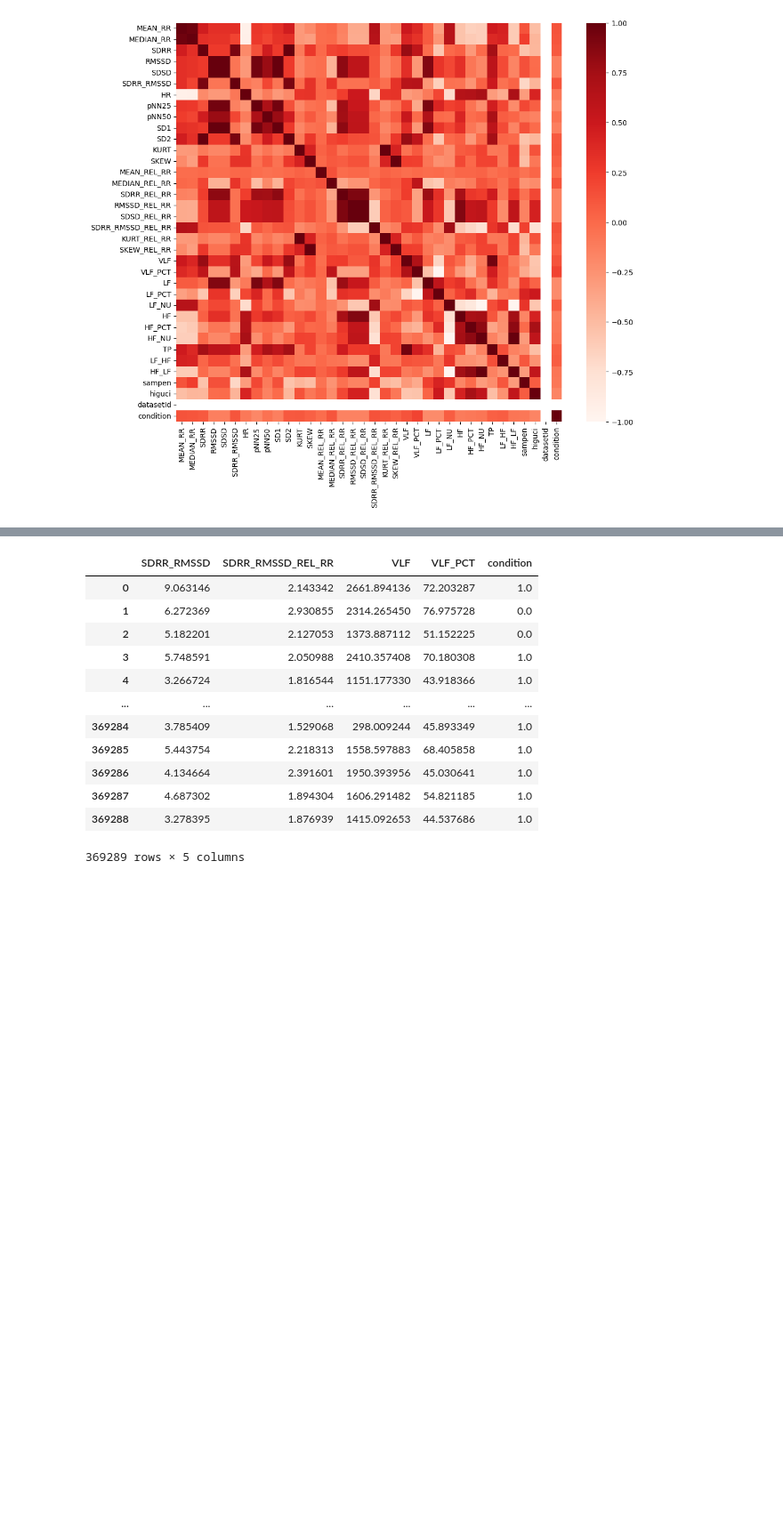
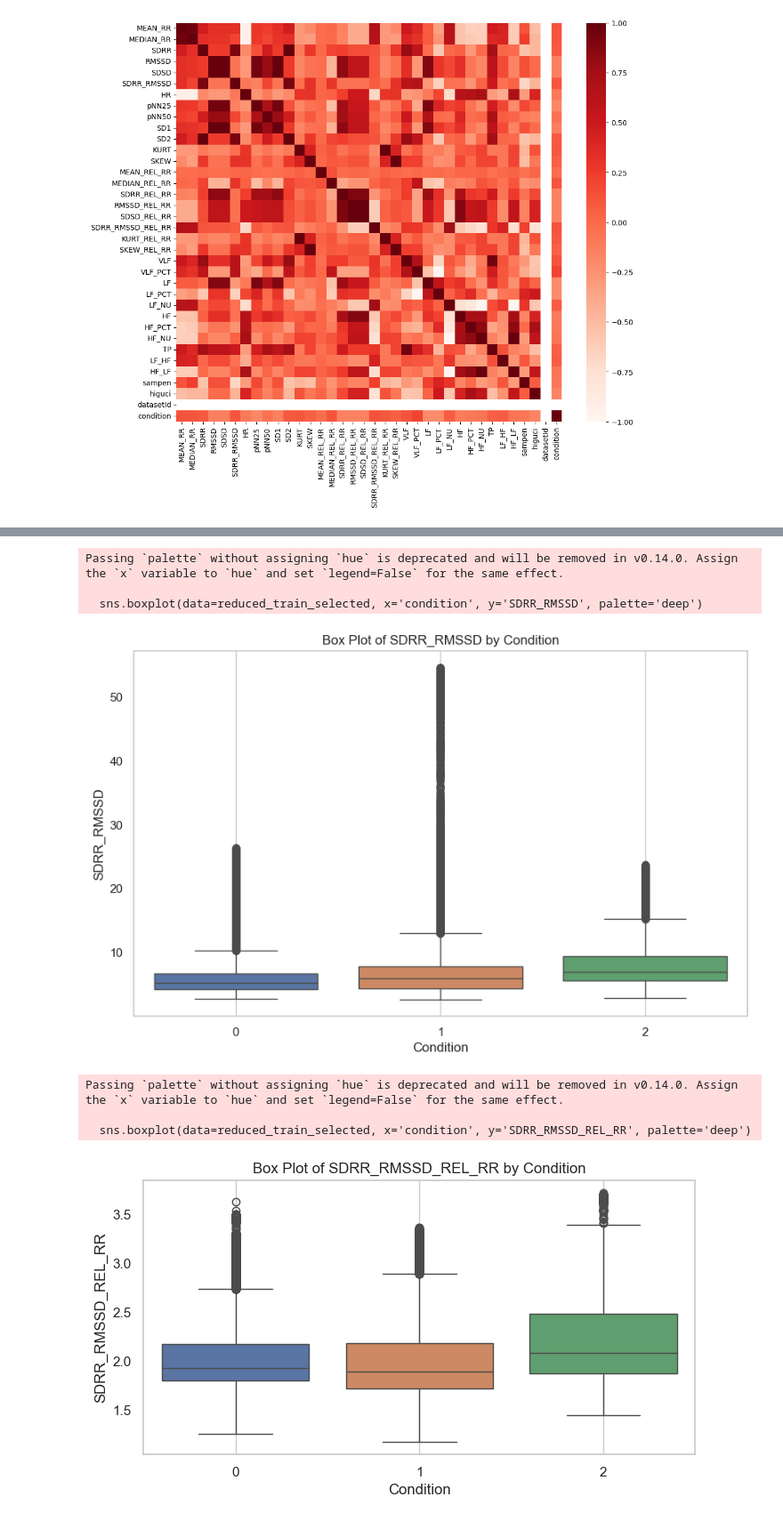
Before and after one commit to samarthnayak04/FaceHRV, a Jupyter notebook: notebook/HrvDatasets.ipynb, the cells around one changed output, grey strips where cells are left out. Shown: that part at 89% size. Saved outputs shown, nothing was run; the diff lists cells and outputs as text; code cells hidden in the pictures; blank space fills up the shorter version.

```diff
--- a/notebook/HrvDatasets.ipynb
+++ b/notebook/HrvDatasets.ipynb
@@ -86,12 +127,18 @@ profile.to_file("output.html")
 # %%
-def feature_selection(correlation,threshold):
+import pandas as pd
+corr = train_data.corr()
+
+def feature_selection(correlation, threshold):
     selected_features = []
-    for i in range(corr.shape[0]):
-      if corr.iloc[i,35] > threshold:
-        selected_features.append(train_data.iloc[:,i])
-    return pd.DataFrame(selected_features).T
+    for i in range(correlation.shape[0]):
+        # Check if the correlation in column 35 is above the threshold
+        if correlation.iloc[i, 35] > threshold:
+            selected_features.append(train_data.columns[i])  # Store column name instead of the data itself
+    return train_data[selected_features]  # Directly select columns from train_data
+
+# Set the threshold and run the function
 CORRELATION_THRESHOLD = 0.1
-reduced_train = feature_selection(corr,CORRELATION_THRESHOLD)
+reduced_train = feature_selection(corr, CORRELATION_THRESHOLD)
 reduced_train
 # %% [output]
 |  | MEAN_RR | MEDIAN_RR | SDRR_RMSSD | MEDIAN_REL_RR | SDRR_RMSSD_REL_RR | VLF | VLF_PCT | condition |
@@ -109,20 +156,33 @@ reduced_train
 369289 rows × 8 columns
 # %%
 
-selected_features = ['SDRR_RMSSD', 'SDRR_RMSSD_REL_RR', 'VLF', 'VLF_PCT', 'condition']
+selected_features = ['SDRR_RMSSD', 'SDRR_RMSSD_REL_RR','condition']
 reduced_train_selected = reduced_train[selected_features]
-reduced_train_selected
+reduced_train_selected.to_csv('reduced_train_selected.csv', index=False)
-# %% [output]
-|  | SDRR_RMSSD | SDRR_RMSSD_REL_RR | VLF | VLF_PCT | condition |
-| 0 | 9.063146 | 2.143342 | 2661.894136 | 72.203287 | 1.0 |
-| 1 | 6.272369 | 2.930855 | 2314.265450 | 76.975728 | 0.0 |
-| 2 | 5.182201 | 2.127053 | 1373.887112 | 51.152225 | 0.0 |
-| 3 | 5.748591 | 2.050988 | 2410.357408 | 70.180308 | 1.0 |
-| 4 | 3.266724 | 1.816544 | 1151.177330 | 43.918366 | 1.0 |
-| ... | ... | ... | ... | ... | ... |
-| 369284 | 3.785409 | 1.529068 | 298.009244 | 45.893349 | 1.0 |
-| 369285 | 5.443754 | 2.218313 | 1558.597883 | 68.405858 | 1.0 |
-| 369286 | 4.134664 | 2.391601 | 1950.393956 | 45.030641 | 1.0 |
-| 369287 | 4.687302 | 1.894304 | 1606.291482 | 54.821185 | 1.0 |
-| 369288 | 3.278395 | 1.876939 | 1415.092653 | 44.537686 | 1.0 |
-369289 rows × 5 columns
+# %%
+# Create a box plot for SDRR_RMSSD
+plt.figure(figsize=(10, 6))
+sns.boxplot(data=reduced_train_selected, x='condition', y='SDRR_RMSSD', palette='deep')
+plt.title('Box Plot of SDRR_RMSSD by Condition')
+plt.xlabel('Condition')
+plt.ylabel('SDRR_RMSSD')
+plt.grid()
+plt.show()
+
+# Create a box plot for SDRR_RMSSD_REL_RR
+plt.figure(figsize=(8, 4))
+sns.boxplot(data=reduced_train_selected, x='condition', y='SDRR_RMSSD_REL_RR', palette='deep')
+plt.title('Box Plot of SDRR_RMSSD_REL_RR by Condition')
+plt.xlabel('Condition')
+plt.ylabel('SDRR_RMSSD_REL_RR')
+plt.grid()
+plt.show()
+# %% [output]
+Passing `palette` without assigning `hue` is deprecated and will be removed in v0.14.0. Assign the `x` variable to `hue` and set `legend=False` for the same effect.
+
+  sns.boxplot(data=reduced_train_selected, x='condition', y='SDRR_RMSSD', palette='deep')
+[figure, added]
+Passing `palette` without assigning `hue` is deprecated and will be removed in v0.14.0. Assign the `x` variable to `hue` and set `legend=False` for the same effect.
+
+  sns.boxplot(data=reduced_train_selected, x='condition', y='SDRR_RMSSD_REL_RR', palette='deep')
+[figure, added]
```
Also changed, not shown: parts of 10 cells of this notebook, 4 other files.
